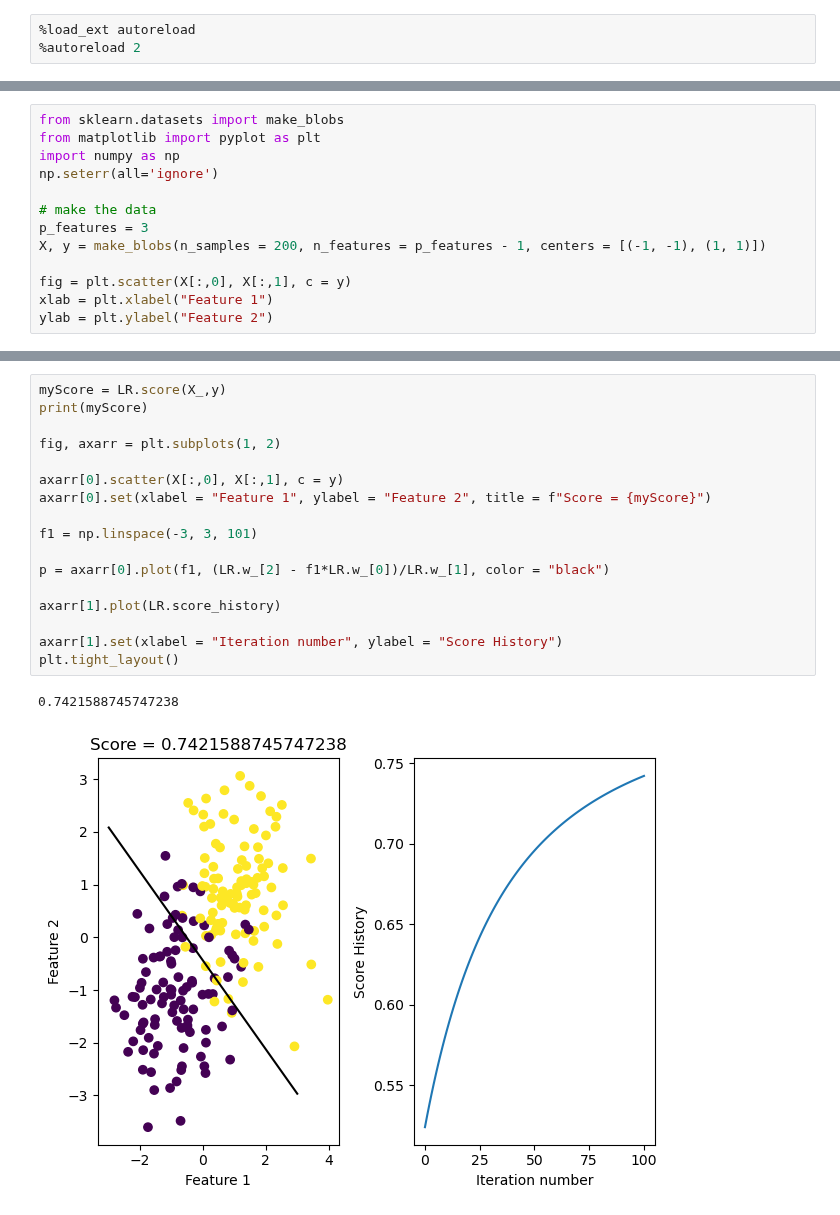
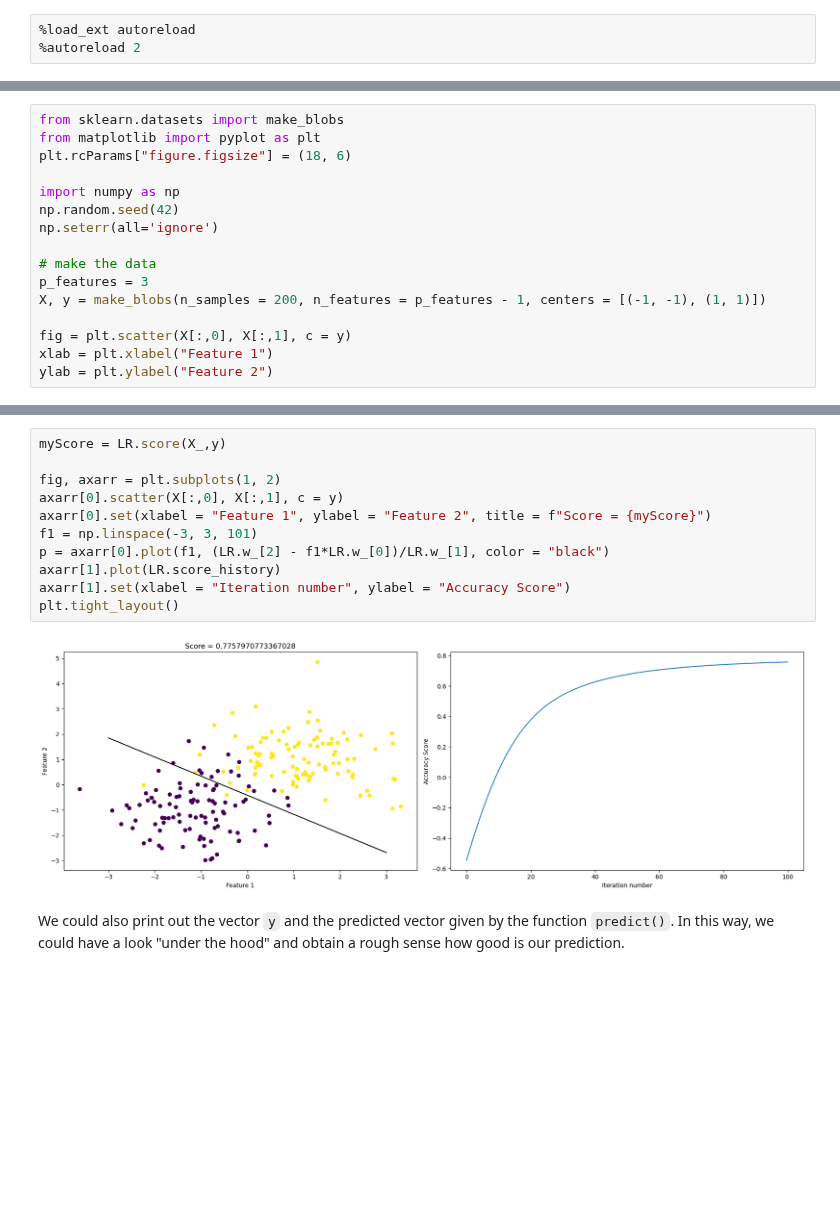
Before and after one commit to Xianzhiwang1/CS0451-page-site, a Jupyter notebook: posts/my-blog-post-02-gradient-descent/index.ipynb, the cells around one changed output, grey strips where cells are left out. Cells and saved outputs as stored; diff of their text form; blank space fills up the shorter version.

```diff
--- a/posts/my-blog-post-02-gradient-descent/index.ipynb
+++ b/posts/my-blog-post-02-gradient-descent/index.ipynb
@@ -27,7 +38,10 @@ We start by importing the relavant libraries and creating some data points.
 # %%
 from sklearn.datasets import make_blobs
 from matplotlib import pyplot as plt
+plt.rcParams["figure.figsize"] = (18, 6)
+
 import numpy as np
+np.random.seed(42)
 np.seterr(all='ignore')
 
 # make the data
@@ -96,23 +103,18 @@ plt.tight_layout()
 # %%
 myScore = LR.score(X_,y)
-print(myScore)
 
 fig, axarr = plt.subplots(1, 2)
-
 axarr[0].scatter(X[:,0], X[:,1], c = y)
 axarr[0].set(xlabel = "Feature 1", ylabel = "Feature 2", title = f"Score = {myScore}")
-
 f1 = np.linspace(-3, 3, 101)
-
 p = axarr[0].plot(f1, (LR.w_[2] - f1*LR.w_[0])/LR.w_[1], color = "black")
-
 axarr[1].plot(LR.score_history)
-
-axarr[1].set(xlabel = "Iteration number", ylabel = "Score History")
+axarr[1].set(xlabel = "Iteration number", ylabel = "Accuracy Score")
 plt.tight_layout()
 # %% [output]
-0.7421588745747238
-[figure, old version]
+[figure, new version]
+# %% [markdown]
+We could also print out the vector `y` and the predicted vector given by the function `predict()`. In this way, we could have a look "under the hood" and obtain a rough sense how good is our prediction.
 # %%
 print(y)
 print(LR.predict(X_))
```
Also changed, not shown: parts of 21 cells of this notebook, 39 other files.
